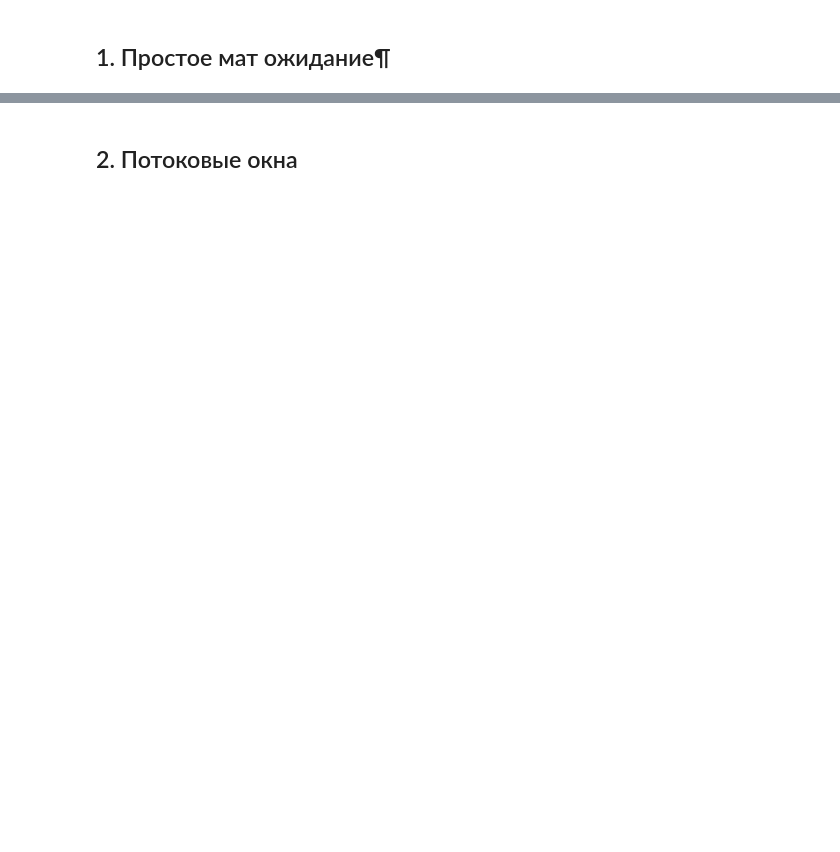
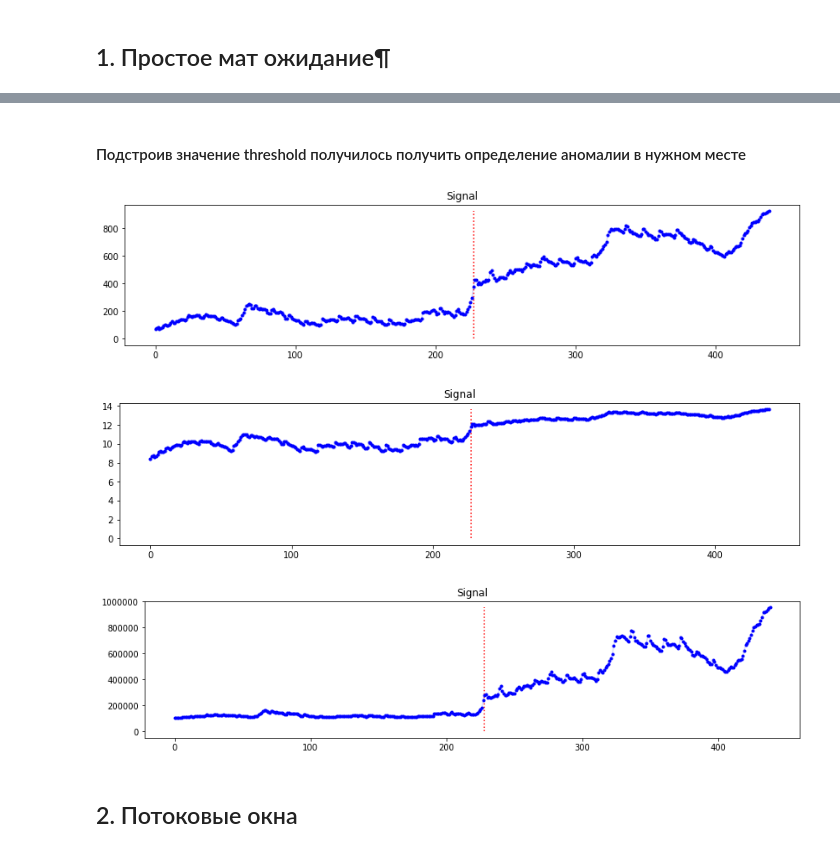
Before and after one commit to MirAlexey/netology-ds, a Jupyter notebook: HW_26/DS_HW_26.ipynb, the cells around one changed output, grey strips where cells are left out. Saved outputs shown, nothing was run; the diff lists cells and outputs as text; code cells hidden in the pictures; blank space fills up the shorter version.

```diff
--- a/HW_26/DS_HW_26.ipynb
+++ b/HW_26/DS_HW_26.ipynb
@@ -83,3 +81,15 @@ simulate(MeanDetector(2), data)
+# %% [markdown]
+#### Подстроив значение threshold получилось получить определение аномалии в нужном месте
+# %%
+# Преобразование ряда повлияло на параметры детектора
+# для сохранения положения точки определения аномалии
+simulate(MeanDetector(1), np.sqrt(data))
+simulate(MeanDetector(0.15), np.log(data))
+simulate(MeanDetector(1), data+100000)
+# %% [output]
+[figure, added]
+[figure, added]
+[figure, added]
 # %% [markdown]
 ## 2. Потоковые окна
 # %%
```
Also changed, not shown: parts of 23 cells of this notebook.
